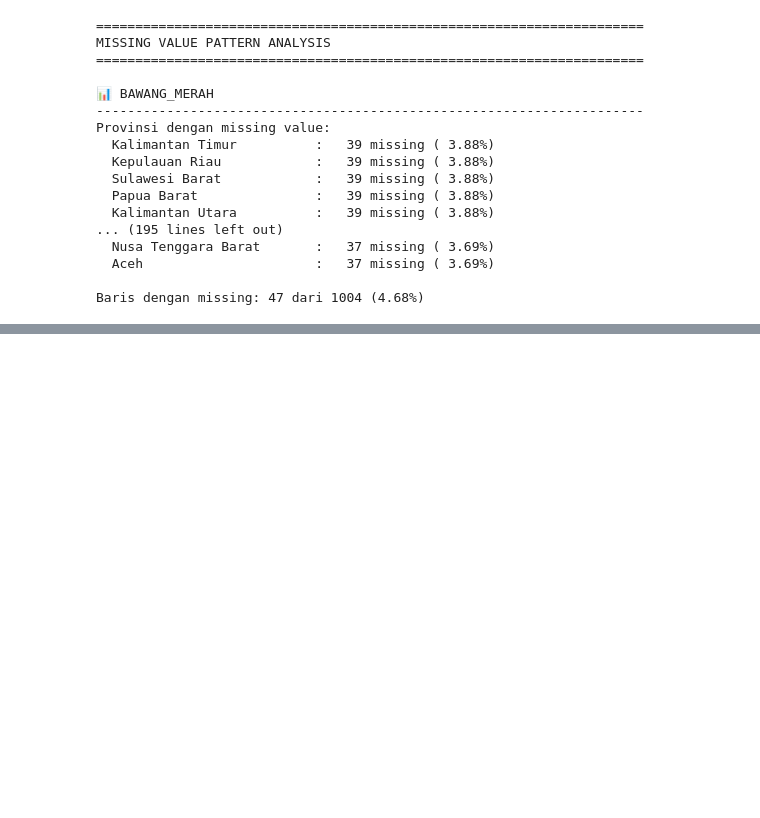
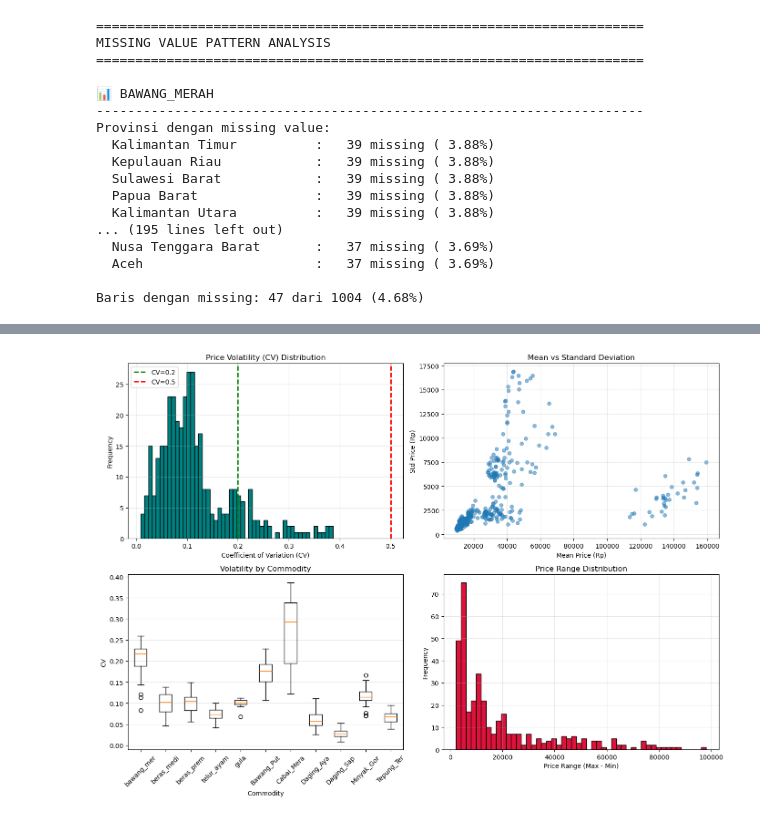
Before and after one commit to yusuf601/Final-AI-Submission, a Jupyter notebook: Final_Project.ipynb, the cells around one changed output, grey strips where cells are left out. Drawn from its saved outputs; the diff is of its cells as text; code cells hidden in the pictures; blank space fills up the shorter version.

```diff
--- a/Final_Project.ipynb
+++ b/Final_Project.ipynb
@@ -327,0 +449,71 @@ Interpolated points: 35
+# %%
+print("\n" + "="*70)
+print("3️⃣ PRICE STATISTICS ACROSS PROVINCES")
+print("="*70)
+
+price_stats = []
+
+for key, df in data.items():
+    for col in df.columns:
+        if col == 'Date':
+            continue
+
+        valid_data = df[col].dropna()
+
+        if len(valid_data) > 0:
+            price_stats.append({
+                'commodity': key,
+                'province': col,
+                'mean': valid_data.mean(),
+                'std': valid_data.std(),
+                'cv': valid_data.std() / valid_data.mean() if valid_data.mean() > 0 else 0,
+                'min': valid_data.min(),
+                'max': valid_data.max(),
+                'range': valid_data.max() - valid_data.min()
+            })
+
+df_prices = pd.DataFrame(price_stats)
+
+print(f"\nPrice statistics summary:")
+print(df_prices[['mean', 'std', 'cv']].describe())
+
+# Plot price characteristics
+fig, axes = plt.subplots(2, 2, figsize=(14, 10))
+
+# CV distribution
+axes[0, 0].hist(df_prices['cv'], bins=50, edgecolor='black', color='teal')
+axes[0, 0].axvline(0.2, color='green', linestyle='--', label='CV=0.2', linewidth=2)
+axes[0, 0].axvline(0.5, color='red', linestyle='--', label='CV=0.5', linewidth=2)
+axes[0, 0].set_xlabel('Coefficient of Variation (CV)')
+axes[0, 0].set_ylabel('Frequency')
+axes[0, 0].set_title('Price Volatility (CV) Distribution')
+axes[0, 0].legend()
+axes[0, 0].grid(True, alpha=0.3)
+
+# Mean vs Std scatter
+axes[0, 1].scatter(df_prices['mean'], df_prices['std'], alpha=0.5, s=30)
+axes[0, 1].set_xlabel('Mean Price (Rp)')
+axes[0, 1].set_ylabel('Std Price (Rp)')
+axes[0, 1].set_title('Mean vs Standard Deviation')
+axes[0, 1].grid(True, alpha=0.3)
+
+# Boxplot by commodity
+commodities = df_prices['commodity'].unique()
+cv_by_commodity = [df_prices[df_prices['commodity'] == c]['cv'].values for c in commodities]
+axes[1, 0].boxplot(cv_by_commodity, labels=[c[:10] for c in commodities])
+axes[1, 0].set_xlabel('Commodity')
+axes[1, 0].set_ylabel('CV')
+axes[1, 0].set_title('Volatility by Commodity')
+axes[1, 0].tick_params(axis='x', rotation=45)
+axes[1, 0].grid(True, alpha=0.3, axis='y')
+
+# Price range distribution
+axes[1, 1].hist(df_prices['range'], bins=50, edgecolor='black', color='crimson')
+axes[1, 1].set_xlabel('Price Range (Max - Min)')
+axes[1, 1].set_ylabel('Frequency')
+axes[1, 1].set_title('Price Range Distribution')
+axes[1, 1].grid(True, alpha=0.3)
+
+plt.tight_layout()
+plt.show()
+# %% [output]
@@ -327,0 +534 @@ Interpolated points: 35
+[figure, added]
```
Also changed, not shown: parts of 16 cells of this notebook.
